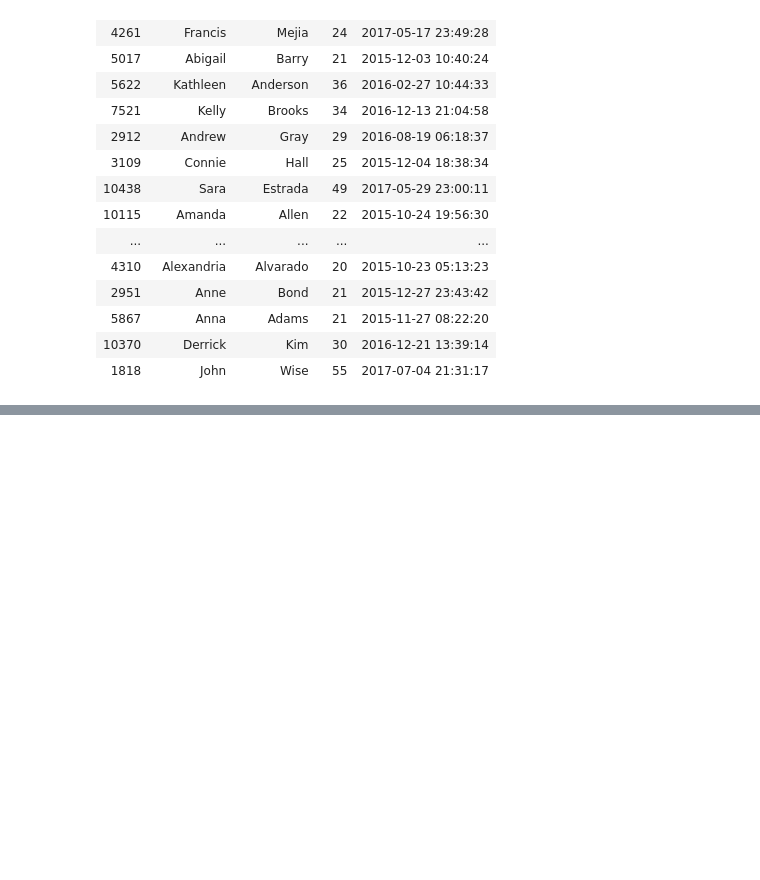
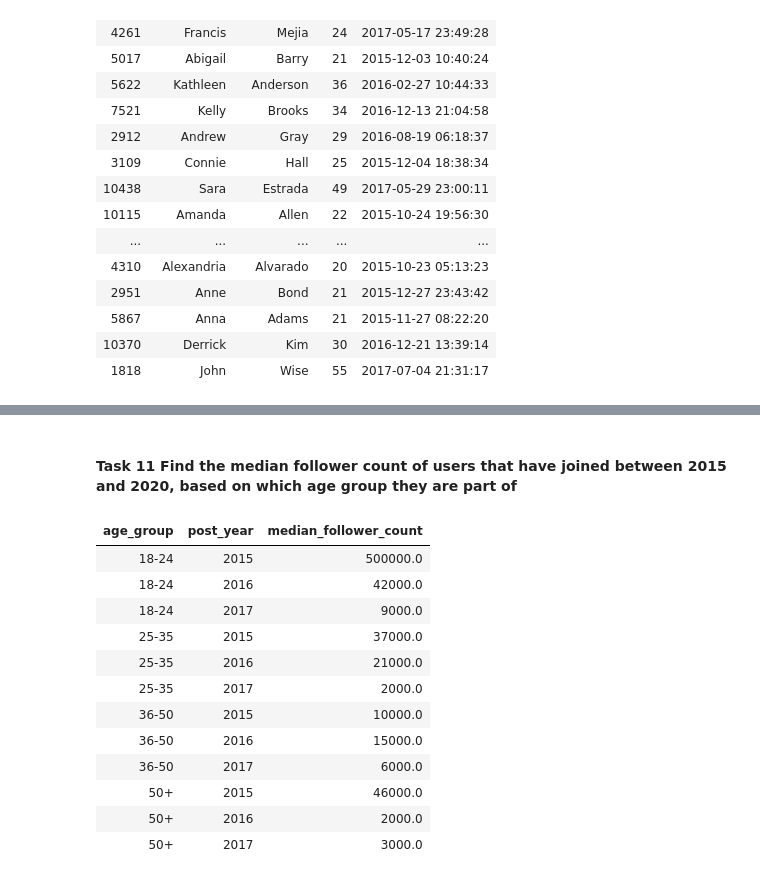
Before and after one commit to kyle-oc/pinterest_data_pipeline, a Jupyter notebook: scripts/databricks_integration.ipynb, the cells around one changed output, grey strips where cells are left out. Saved outputs shown, nothing was run; the diff lists cells and outputs as text; code cells hidden in the pictures; blank space fills up the shorter version.

```diff
--- a/scripts/databricks_integration.ipynb
+++ b/scripts/databricks_integration.ipynb
@@ -81,0 +484,16 @@ user_df.display()
+# %%
+from pyspark.sql.functions import year, col
+
+# Extract year from date_joined
+users_joined_df = joined_df.withColumn("post_year", year("date_joined"))
+
+# Filter for years between 2015 and 2020
+filtered_users_df = users_joined_df.filter((col("post_year") >= 2015) & (col("post_year") <= 2020))
+
+# Group by year and count users
+users_count_df = filtered_users_df.groupBy("post_year") \
+    .count() \
+    .withColumnRenamed("count", "number_users_joined")
+
+# Show result
+users_count_df.orderBy("post_year").display()
@@ -81,0 +536,44 @@ user_df.display()
+# %% [markdown]
+#### Task 11 Find the median follower count of users that have joined between 2015 and 2020, based on which age group they are part of
+# %%
+from pyspark.sql.functions import year, col
+from pyspark.sql import Row
+
+# Step 1: Extract post_year
+joined_with_year = joined_df.withColumn("post_year", year("date_joined"))
+
+# Step 2: Filter for post_year between 2015 and 2020
+filtered = joined_with_year.filter((col("post_year") >= 2015) & (col("post_year") <= 2020))
+
+# Step 3: Collect distinct age_group and post_year pairs
+age_year_pairs = filtered.select("age_group", "post_year").distinct().collect()
+
+# Step 4: Compute approximate medians
+result_rows = []
+
+for row in age_year_pairs:
+    ag = row["age_group"]
+    yr = row["post_year"]
+    subset = filtered.filter((col("age_group") == ag) & (col("post_year") == yr))
+    median = subset.approxQuantile("follower_count", [0.5], 0.01)[0]
+    result_rows.append(Row(age_group=ag, post_year=yr, median_follower_count=median))
+
+# Step 5: Create result DataFrame
+median_df = spark.createDataFrame(result_rows)
+
+# Step 6: Optional: Sort for neatness
+median_df.orderBy("age_group", "post_year").display()
+# %% [output]
+| age_group | post_year | median_follower_count |
+| 18-24 | 2015 | 500000.0 |
+| 18-24 | 2016 | 42000.0 |
+| 18-24 | 2017 | 9000.0 |
+| 25-35 | 2015 | 37000.0 |
+| 25-35 | 2016 | 21000.0 |
+| 25-35 | 2017 | 2000.0 |
+| 36-50 | 2015 | 10000.0 |
+| 36-50 | 2016 | 15000.0 |
+| 36-50 | 2017 | 6000.0 |
+| 50+ | 2015 | 46000.0 |
+| 50+ | 2016 | 2000.0 |
+| 50+ | 2017 | 3000.0 |
```
Also changed, not shown: parts of 44 cells of this notebook, 1 other file.
